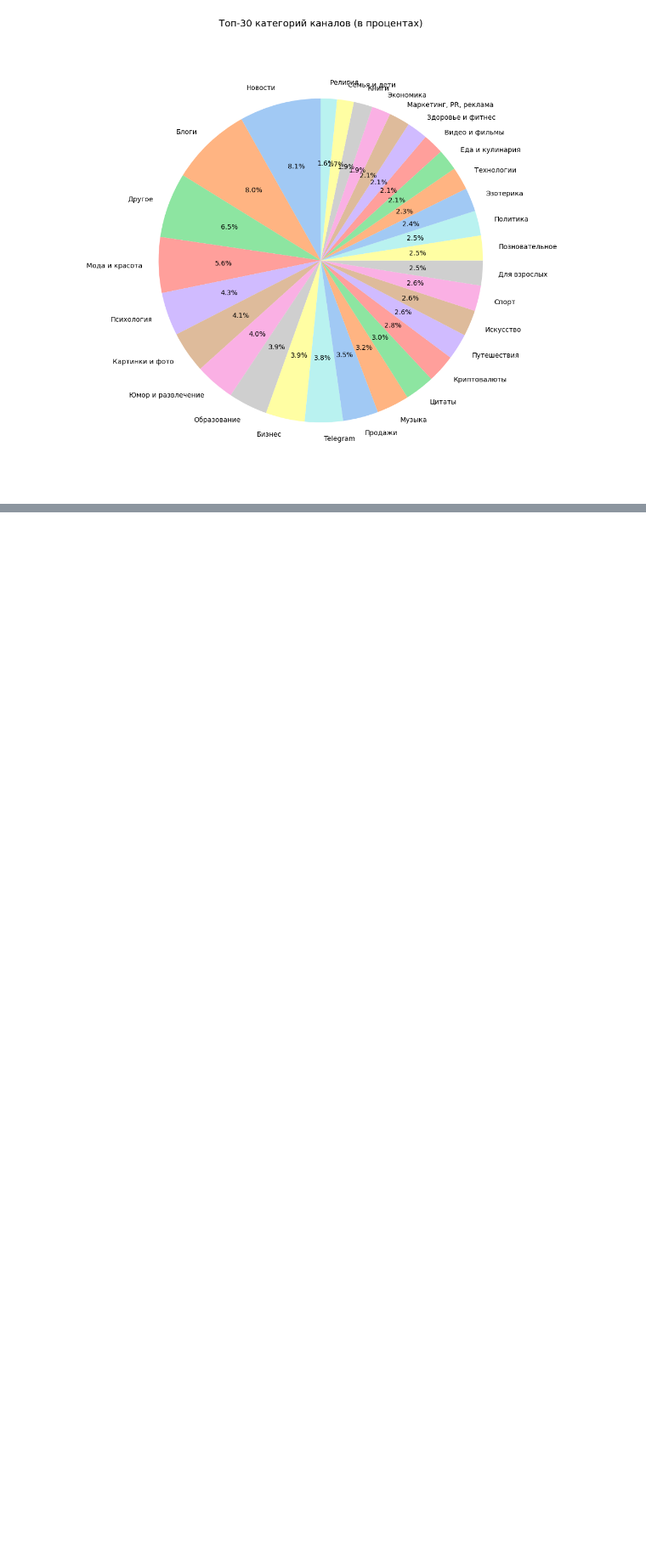
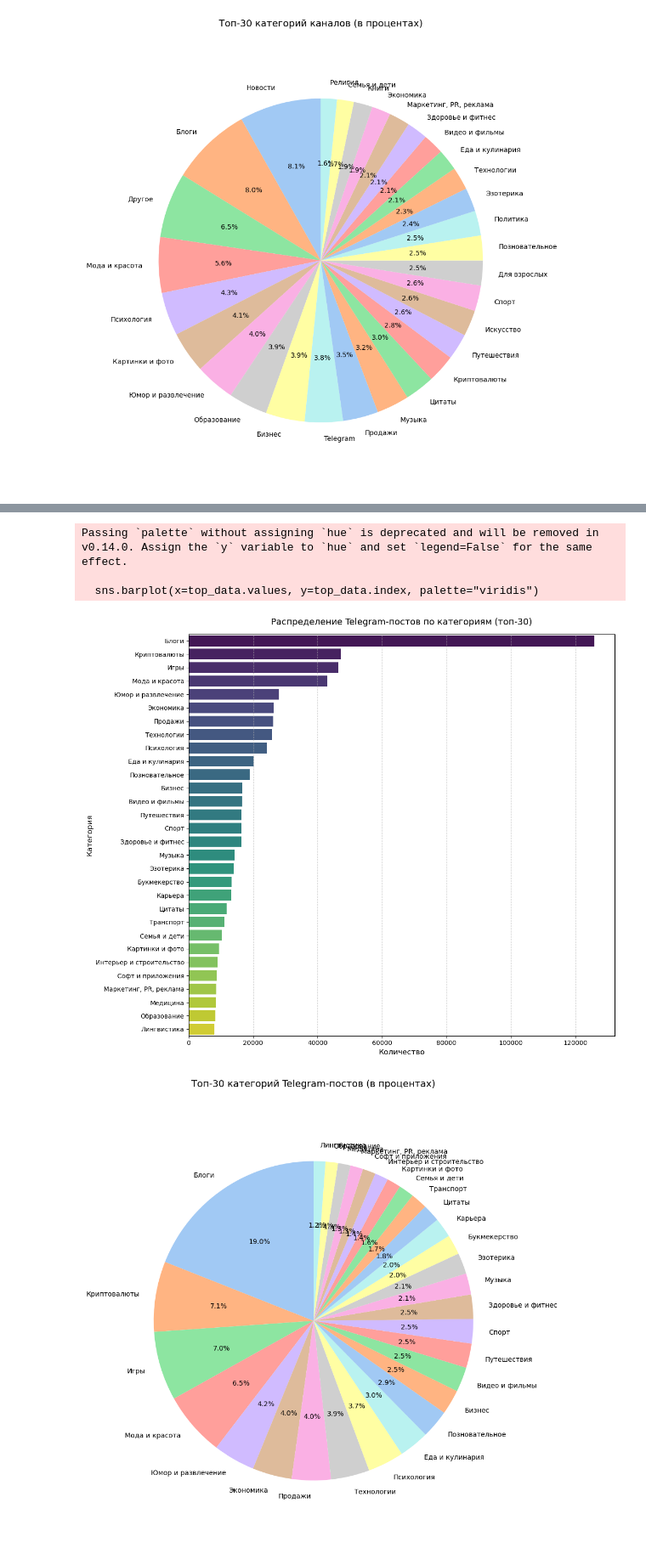
Before and after one commit to D-Blinnikov/channels-recommender, a Jupyter notebook: posts-dataset-analysis.ipynb, the cells around one changed output, grey strips where cells are left out. Shown at 85% size. Saved outputs shown, nothing was run; the diff lists cells and outputs as text; code cells hidden in the pictures; blank space fills up the shorter version.

Commit message:
fix: posts-dataset-analytics stable

```diff
--- a/posts-dataset-analysis.ipynb
+++ b/posts-dataset-analysis.ipynb
@@ -271,0 +144,8 @@ print(under_represented[["Category", "Posts %", "Channels %", "Difference (%)"]]
+# %%
+plot_category_distribution(
+    file_path=selected_posts_file_name,
+    category_column="category",
+    top_n=TOPN,
+    title_prefix="Telegram-постов"
+)
+# %% [output]
@@ -271,0 +169,5 @@ print(under_represented[["Category", "Posts %", "Channels %", "Difference (%)"]]
+Passing `palette` without assigning `hue` is deprecated and will be removed in v0.14.0. Assign the `y` variable to `hue` and set `legend=False` for the same effect.
+
+  sns.barplot(x=top_data.values, y=top_data.index, palette="viridis")
+[figure, added]
+[figure, added]
```
Also changed, not shown: parts of 7 cells of this notebook.
